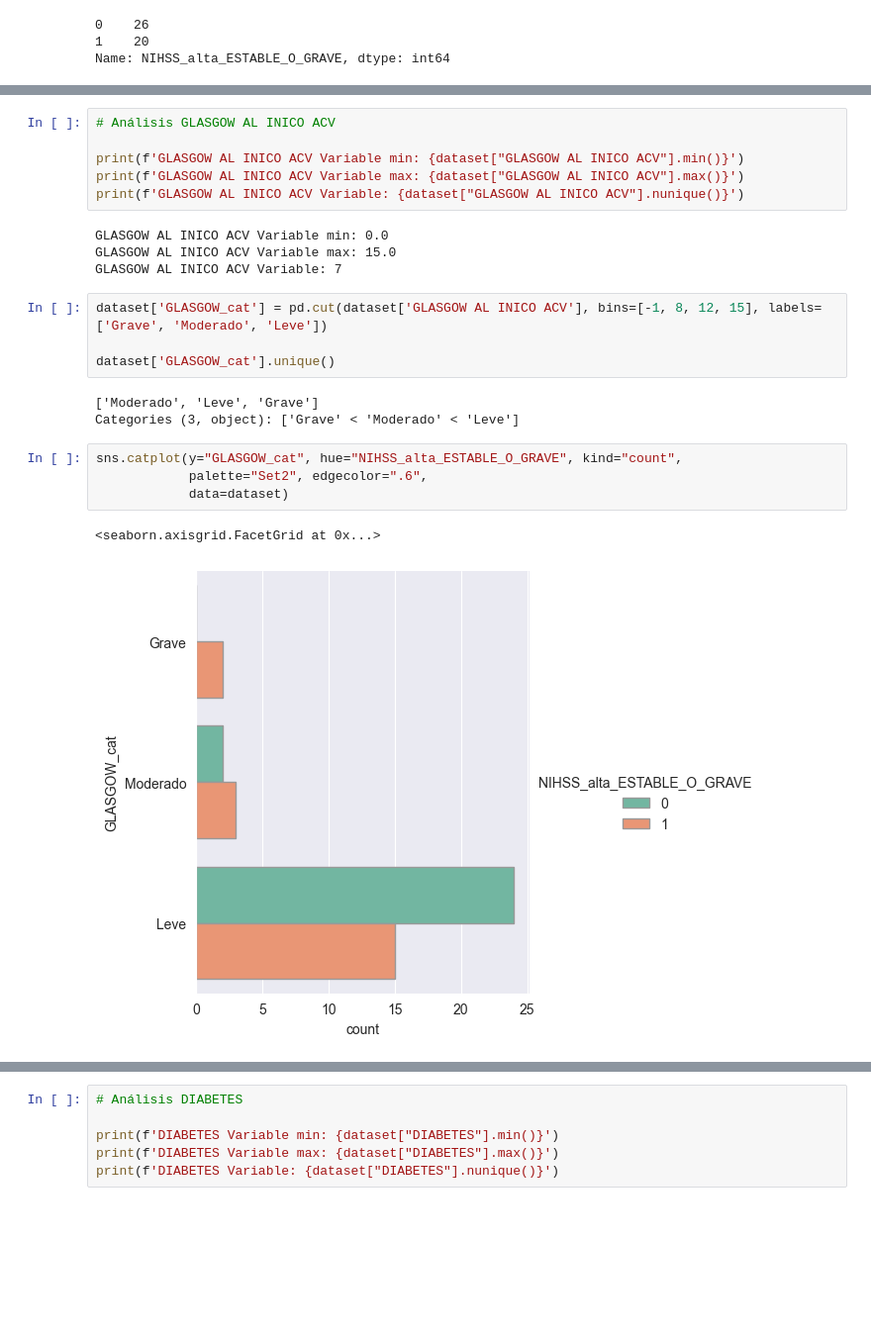
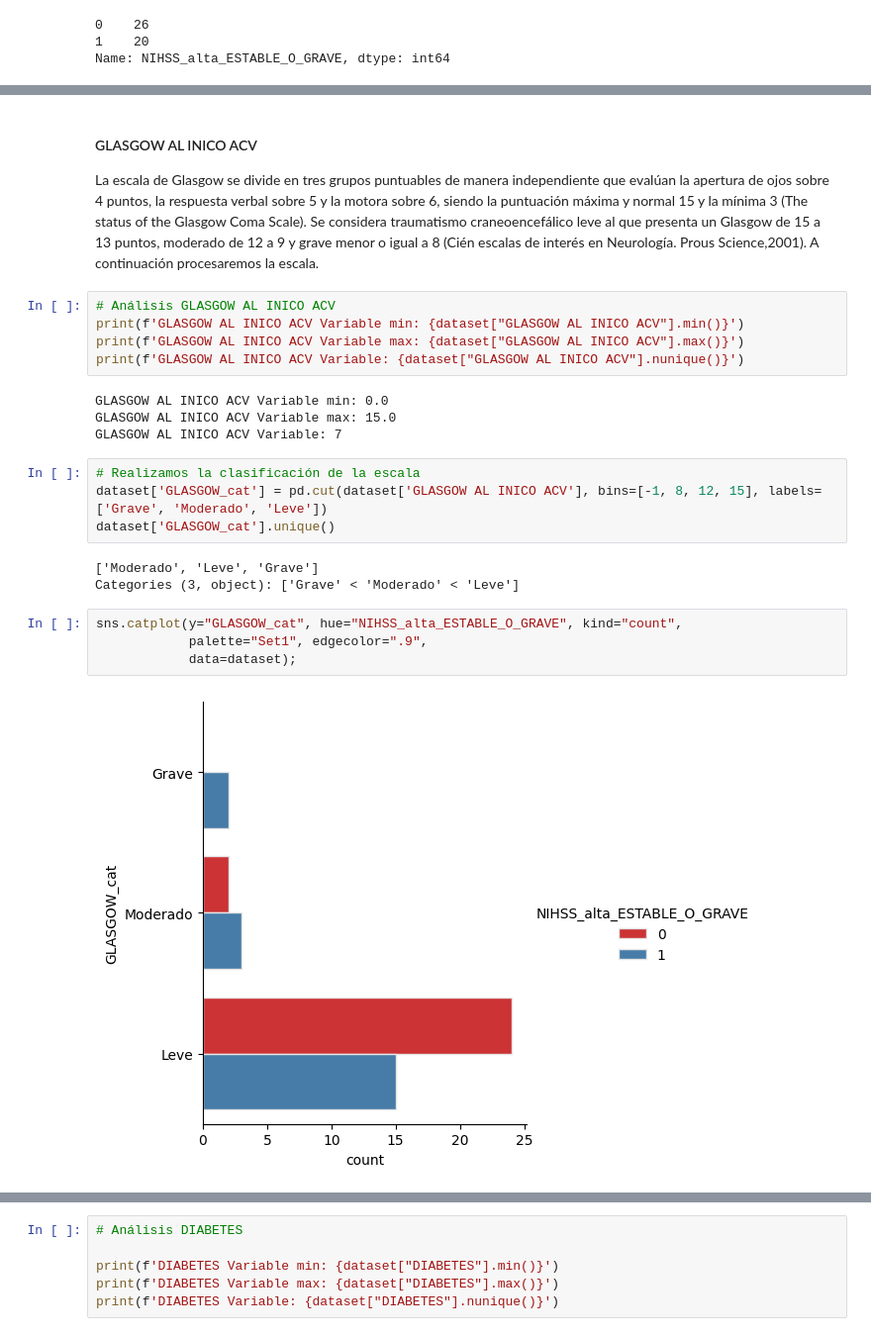
Before and after one commit to amarianjel/Machine-Learning-con-Jupiter, a Jupyter notebook: tesis/Decision tree - Arbol de Decisión.ipynb, the cells around one changed output, grey strips where cells are left out. Shown at 99% size. Cells and saved outputs as stored; diff of their text form; blank space fills up the shorter version.

```diff
--- a/tesis/Decision tree - Arbol de Decisión.ipynb
+++ b/tesis/Decision tree - Arbol de Decisión.ipynb
@@ -473,6 +448,8 @@ sns.catplot(y="NIHSS_INICIO_cat", hue="NIHSS_alta_ESTABLE_O_GRAVE", kind="count"
+# %% [markdown]
+#### GLASGOW AL INICO ACV
+La escala de Glasgow se divide en tres grupos puntuables de manera independiente que evalúan la apertura de ojos sobre 4 puntos, la respuesta verbal sobre 5 y la motora sobre 6, siendo la puntuación máxima y normal 15 y la mínima 3 (The status of the Glasgow Coma Scale). Se considera traumatismo craneoencefálico leve al que presenta un Glasgow de 15 a 13 puntos, moderado de 12 a 9 y grave menor o igual a 8 (Cién escalas de interés en Neurología. Prous Science,2001). A continuación procesaremos la escala.
 # %%
 # Análisis GLASGOW AL INICO ACV
-
 print(f'GLASGOW AL INICO ACV Variable min: {dataset["GLASGOW AL INICO ACV"].min()}')
 print(f'GLASGOW AL INICO ACV Variable max: {dataset["GLASGOW AL INICO ACV"].max()}')
 print(f'GLASGOW AL INICO ACV Variable: {dataset["GLASGOW AL INICO ACV"].nunique()}')
@@ -481,16 +458,15 @@ GLASGOW AL INICO ACV Variable min: 0.0
 GLASGOW AL INICO ACV Variable max: 15.0
 GLASGOW AL INICO ACV Variable: 7
 # %%
+# Realizamos la clasificación de la escala
 dataset['GLASGOW_cat'] = pd.cut(dataset['GLASGOW AL INICO ACV'], bins=[-1, 8, 12, 15], labels=['Grave', 'Moderado', 'Leve'])
-
 dataset['GLASGOW_cat'].unique()
 # %% [output]
 ['Moderado', 'Leve', 'Grave']
 Categories (3, object): ['Grave' < 'Moderado' < 'Leve']
 # %%
 sns.catplot(y="GLASGOW_cat", hue="NIHSS_alta_ESTABLE_O_GRAVE", kind="count",
-            palette="Set2", edgecolor=".6",
-            data=dataset)
+            palette="Set1", edgecolor=".9",
+            data=dataset);
 # %% [output]
-<seaborn.axisgrid.FacetGrid at 0x...>
-[figure, old version]
+[figure, new version]
```
Also changed, not shown: parts of 137 cells of this notebook, 12 other files.
